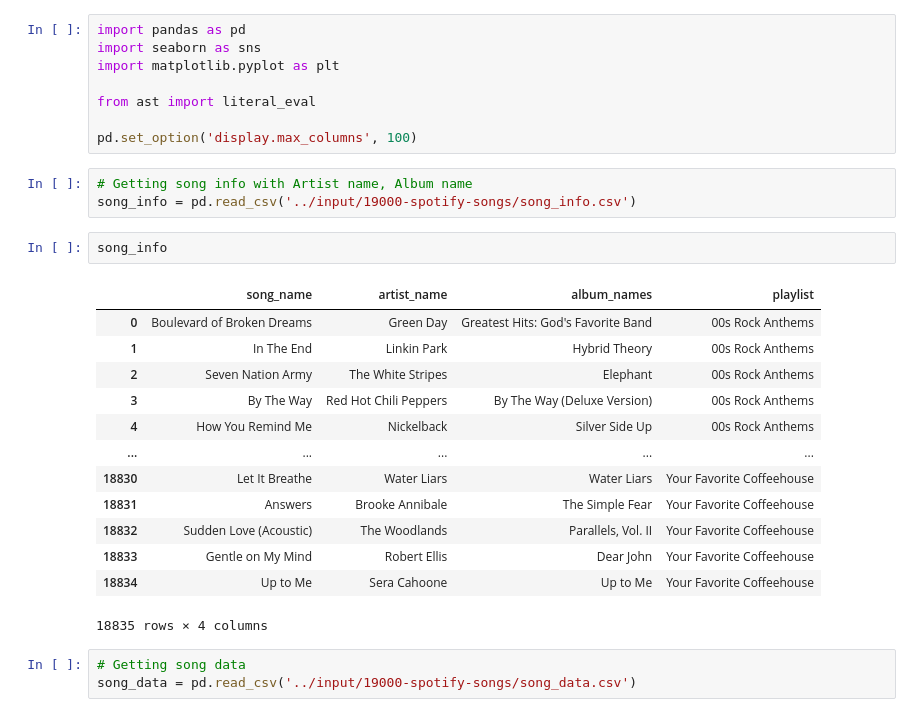
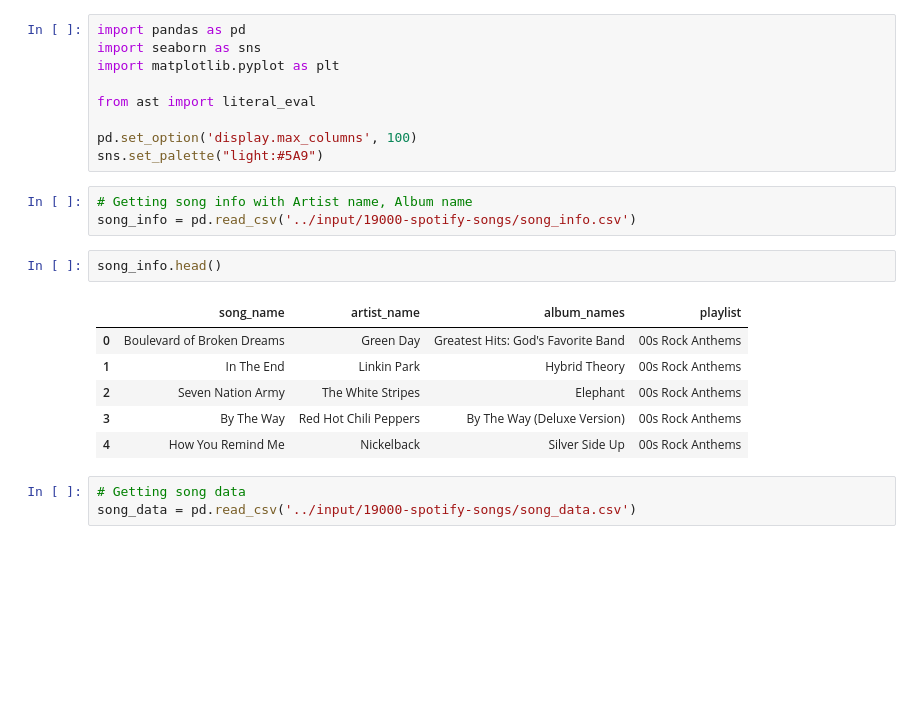
Before and after one commit to cedsvrn/song-recommendation, a Jupyter notebook: song-recommendation.ipynb, the cells around one changed output. Cells and saved outputs as stored; diff of their text form; blank space fills up the shorter version.

Commit message:
Kaggle Notebook | Song recommendation | Version 6

```diff
--- a/song-recommendation.ipynb
+++ b/song-recommendation.ipynb
@@ -6,25 +6,19 @@ import matplotlib.pyplot as plt
 from ast import literal_eval
 
 pd.set_option('display.max_columns', 100)
+sns.set_palette("light:#5A9")
 # %%
 # Getting song info with Artist name, Album name
 song_info = pd.read_csv('../input/19000-spotify-songs/song_info.csv')
 # %%
-song_info
+song_info.head()
 # %% [output]
 |  | song_name | artist_name | album_names | playlist |
 | 0 | Boulevard of Broken Dreams | Green Day | Greatest Hits: God's Favorite Band | 00s Rock Anthems |
 | 1 | In The End | Linkin Park | Hybrid Theory | 00s Rock Anthems |
 | 2 | Seven Nation Army | The White Stripes | Elephant | 00s Rock Anthems |
 | 3 | By The Way | Red Hot Chili Peppers | By The Way (Deluxe Version) | 00s Rock Anthems |
 | 4 | How You Remind Me | Nickelback | Silver Side Up | 00s Rock Anthems |
-| ... | ... | ... | ... | ... |
-| 18830 | Let It Breathe | Water Liars | Water Liars | Your Favorite Coffeehouse |
-| 18831 | Answers | Brooke Annibale | The Simple Fear | Your Favorite Coffeehouse |
-| 18832 | Sudden Love (Acoustic) | The Woodlands | Parallels, Vol. II | Your Favorite Coffeehouse |
-| 18833 | Gentle on My Mind | Robert Ellis | Dear John | Your Favorite Coffeehouse |
-| 18834 | Up to Me | Sera Cahoone | Up to Me | Your Favorite Coffeehouse |
-18835 rows × 4 columns
 # %%
 # Getting song data
 song_data = pd.read_csv('../input/19000-spotify-songs/song_data.csv')
```
Also changed, not shown: parts of 7 cells of this notebook.
